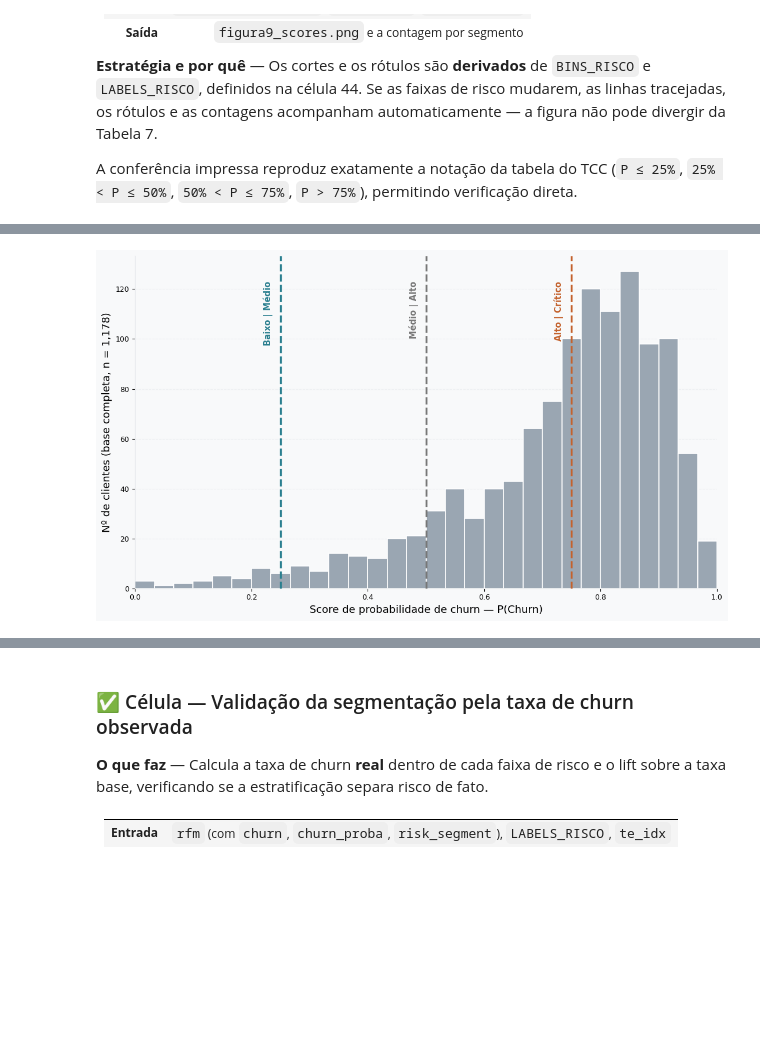
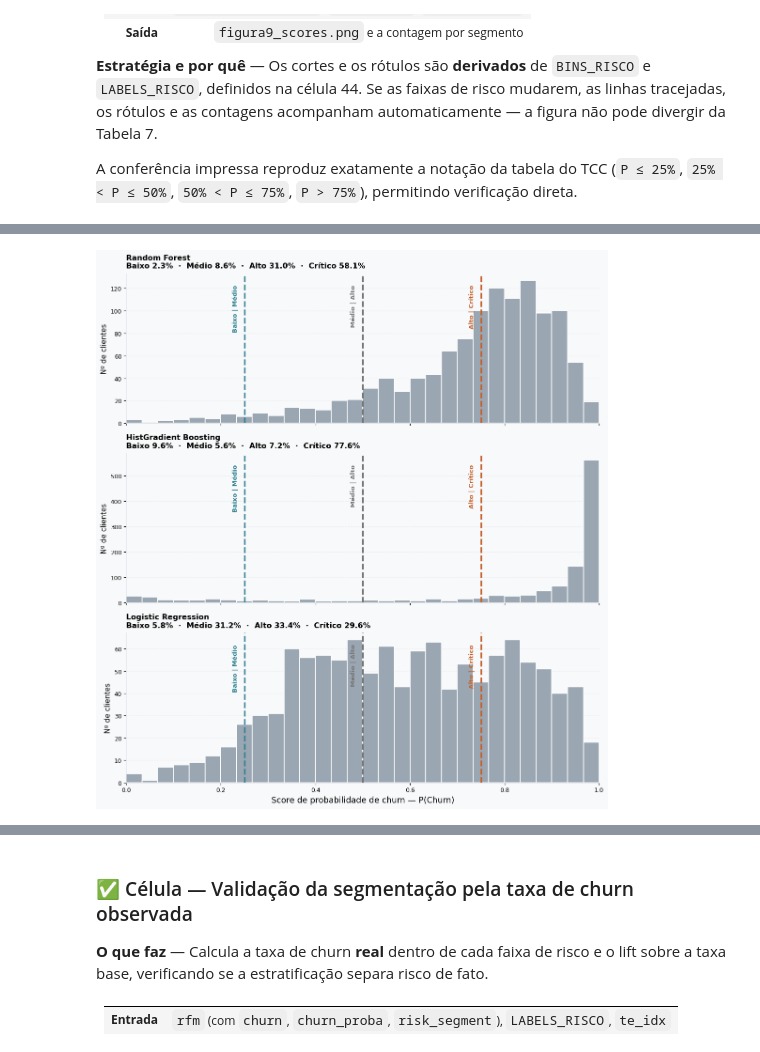
Before and after one commit to ugulinofabiano/tcc-mba-usp, a Jupyter notebook: notebook/olist_churn_prediction.ipynb, the cells around one changed output, grey strips where cells are left out. Drawn from its saved outputs; the diff is of its cells as text; code cells hidden in the pictures; blank space fills up the shorter version.

Commit message:
feat: Distribuição dos scores e limiares de segmentação

```diff
--- a/notebook/olist_churn_prediction.ipynb
+++ b/notebook/olist_churn_prediction.ipynb
@@ -4583,40 +4817,75 @@ divergir da Tabela 7.
 A conferência impressa reproduz exatamente a notação da tabela do TCC
 (`P ≤ 25%`, `25% < P ≤ 50%`, `50% < P ≤ 75%`, `P > 75%`), permitindo verificação direta.
 # %%
-# NEW -  Gerado pela revisão com Claude
-# ── Figura 9 do TCC — Distribuição dos scores e limiares de segmentação ───────
-# Os cortes e os rótulos são derivados de BINS_RISCO/LABELS_RISCO (célula acima),
-# portanto acompanham qualquer mudança nas faixas de risco.
+# v8 — Figura 9 do TCC reescrita: painel comparativo de três modelos
+# ── Figura 9 — Distribuição dos scores e limiares de segmentação ──────────────
+# Alteração desta versão: a figura passa de painel único (Random Forest) para
+# três painéis empilhados (Random Forest, HistGradient Boosting e Regressão
+# Logística), atendendo à orientação de dar visibilidade aos dois modelos que
+# lideram as métricas robustas. Os cortes continuam derivados de BINS_RISCO,
+# de modo que figura e Tabela de segmentação não possam divergir.
+#
+# Escopo: base completa (mesmo escopo da tabela de segmentação da Seção 4.7).
+# Depende de: rfm, results, X_all_sc, BINS_RISCO, LABELS_RISCO.
 
 CORES_CORTE = ['#2A7F8F', '#777777', '#C4622D']
+COR_BARRA   = '#9AA6B2'
+
+MODELOS_FIG9 = [m for m in ['Random Forest', 'HistGradient Boosting',
+                            'Logistic Regression'] if m in results]
 
 cortes  = BINS_RISCO[1:-1]                                    # [0.25, 0.50, 0.75]
 nomes   = [lbl.split()[-1] for lbl in LABELS_RISCO]           # sem os emojis
 rotulos = [f'{nomes[i]} | {nomes[i + 1]}' for i in range(len(cortes))]
 
-fig, ax = plt.subplots(figsize=(11, 6.5))
+# ── scores de cada modelo sobre a base completa ──────────────────────────────
+scores_fig9 = {m: results[m]['model'].predict_proba(X_all_sc)[:, 1]
+               for m in MODELOS_FIG9}
 
-n, _, _ = ax.hist(rfm['churn_proba'], bins=30, range=(BINS_RISCO[0], 1.0),
-                  color='#9AA6B2', edgecolor='white', linewidth=1.2, zorder=2)
+# conferência: o painel do modelo de produção deve reproduzir rfm['churn_proba']
+if MODELO_PRODUCAO in scores_fig9:
+    _delta = np.abs(scores_fig9[MODELO_PRODUCAO] - rfm['churn_proba'].values).max()
+    print(f'Conferência: maior divergência entre o painel de {MODELO_PRODUCAO} '
+          f'e rfm["churn_proba"] = {_delta:.2e}')
 
-for corte, cor, rotulo in zip(cortes, CORES_CORTE, rotulos):
-    ax.axvline(corte, color=cor, lw=2.4, ls='--', zorder=3)
-    ax.text(corte - 0.013, n.max() * 0.97, rotulo, rotation=90,
-            ha='right', va='top', fontsize=10.5, fontweight='bold',
-            color=cor, zorder=4)
+# ── desenho ─────────────────────────────────────────────────────────────────
+fig, axes = plt.subplots(len(MODELOS_FIG9), 1, figsize=(11, 4.0 * len(MODELOS_FIG9)),
+                         sharex=True)
+axes = np.atleast_1d(axes)
 
-ax.set_xlabel('Score de probabilidade de churn — P(Churn)', fontsize=13)
-ax.set_ylabel(f'Nº de clientes (base completa, n = {len(rfm):,})', fontsize=13)
-ax.set_xlim(BINS_RISCO[0], 1.0)
-ax.grid(True, axis='y', alpha=0.4, zorder=1)
-ax.spines[['top', 'right']].set_visible(False)
+for ax, nome in zip(axes, MODELOS_FIG9):
+    p = scores_fig9[nome]
+    n, _, _ = ax.hist(p, bins=30, range=(BINS_RISCO[0], 1.0),
+                      color=COR_BARRA, edgecolor='white', linewidth=1.2, zorder=2)
+
+    for corte, cor, rotulo in zip(cortes, CORES_CORTE, rotulos):
+        ax.axvline(corte, color=cor, lw=2.4, ls='--', zorder=3)
+        ax.text(corte - 0.013, n.max() * 0.97, rotulo, rotation=90,
+                ha='right', va='top', fontsize=9.5, fontweight='bold',
+                color=cor, zorder=4)
+
+    # ocupação das quatro faixas, impressa no título do painel
+    seg = pd.cut(p, bins=BINS_RISCO, labels=LABELS_RISCO)
+    vc  = seg.value_counts().reindex(LABELS_RISCO)
+    occ = '  ·  '.join(f'{nomes[i]} {100 * vc.iloc[i] / len(seg):.1f}%'
+                       for i in range(len(LABELS_RISCO)))
+    ax.set_title(f'{nome}\n{occ}', fontsize=11.5, fontweight='bold', pad=8,
+                 loc='left')
+
+    ax.set_ylabel('Nº de clientes', fontsize=11)
+    ax.set_xlim(BINS_RISCO[0], 1.0)
+    ax.grid(True, axis='y', alpha=0.4, zorder=1)
+    ax.spines[['top', 'right']].set_visible(False)
+
+axes[-1].set_xlabel('Score de probabilidade de churn — P(Churn)', fontsize=12.5)
 
 plt.tight_layout()
-plt.savefig('figura9_scores.png', dpi=150, bbox_inches='tight')
+plt.savefig('figura9_scores.png', dpi=150, bbox_inches='tight', facecolor='white')
 plt.show()
 
-# ── Conferência contra a Tabela 7 do TCC ─────────────────────────────────────
-print('Segmentação de risco (Tabela 7 do TCC):')
+# ── Conferência 1: segmentação do modelo de produção (tabela da Seção 4.7) ───
+print()
+print(f'Segmentação de risco do modelo de produção ({MODELO_PRODUCAO}):')
 for i, lbl in enumerate(LABELS_RISCO):
     qtd = int((rfm['risk_segment'] == lbl).sum())
     lo, hi = BINS_RISCO[i], min(BINS_RISCO[i + 1], 1.0)
@@ -4625,5 +4894,16 @@ for i, lbl in enumerate(LABELS_RISCO):
     print(f'  {nomes[i]:<8} {crit:<18} {qtd:>5} ({qtd / len(rfm):>5.1%})')
 print(f'\n  Total: {len(rfm):,} clientes  |  soma confere: '
       f'{rfm["risk_segment"].notna().sum() == len(rfm)}')
-print('  Arquivo salvo: figura9_scores.png (mesma pasta do notebook)')
+
+# ── Conferência 2: ocupação das faixas nos três modelos (texto da Seção 4.2) ─
+print()
+print('Ocupação das faixas na base completa, os três modelos da Figura 9:')
+print(f"  {'Modelo':<24}" + ''.join(f'{nm:>10}' for nm in nomes))
+print('  ' + '─' * 64)
+for nome in MODELOS_FIG9:
+    seg = pd.cut(scores_fig9[nome], bins=BINS_RISCO, labels=LABELS_RISCO)
+    vc  = seg.value_counts().reindex(LABELS_RISCO)
+    print(f'  {nome:<24}' + ''.join(f'{100 * v / len(seg):>9.1f}%' for v in vc.values))
+
+print('\n  Arquivo salvo: figura9_scores.png (mesma pasta do notebook)')
 # %% [output]
@@ -4630 +4911 @@ print('  Arquivo salvo: figura9_scores.png (mesma pasta do notebook)')
-[figure, old version]
+[figure, new version]
```
Also changed, not shown: parts of 12 cells of this notebook.
